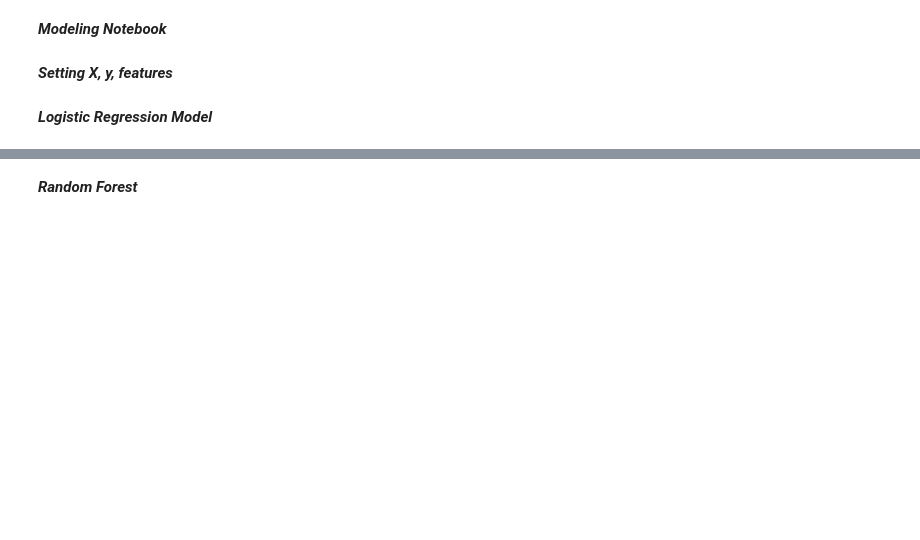
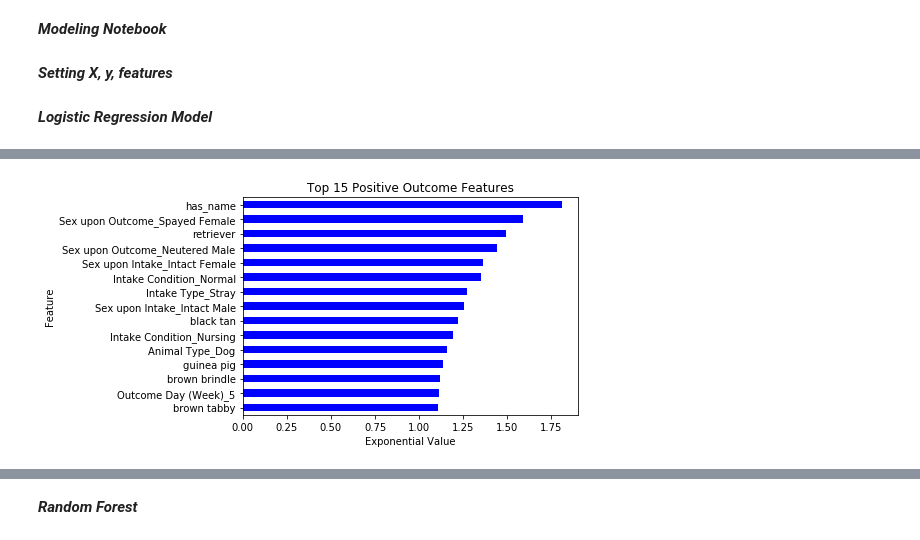
Before and after one commit to samcressman/AnimalCapstone, a Jupyter notebook: Notebooks/Modeling_Animal_Shelter_Outcomes.ipynb, the cells around one changed output, grey strips where cells are left out. Drawn from its saved outputs; the diff is of its cells as text; code cells hidden in the pictures; blank space fills up the shorter version.

Commit message:
Further graphing and EDA

```diff
--- a/Notebooks/Modeling_Animal_Shelter_Outcomes.ipynb
+++ b/Notebooks/Modeling_Animal_Shelter_Outcomes.ipynb
@@ -109,17 +117,19 @@ coef_df.sort_values("coef", ascending = False).head(10);
 # %%
 # Plotting top features
 
-coef_features_top = coef_df.sort_values("exponential_value", ascending = False).head(10)
+coef_features_top = coef_df.sort_values("exponential_value", ascending = False).head(15)
 
 coef_features_top = coef_features_top.sort_values("exponential_value", ascending = True)
 
 coef_features_top.plot(kind = "barh", x = "feature", y = "exponential_value", legend = False, color = "blue")
 
-plt.title("Top 10 Positive Outcome Features")
+plt.title("Top 15 Positive Outcome Features")
 plt.xlabel("Exponential Value")
 plt.ylabel("Feature")
 
 plt.show()
+# %% [output]
+[figure, added]
 # %%
 # Examining bottom features: this also makes sense!
 
```
Also changed, not shown: parts of 11 cells of this notebook.
